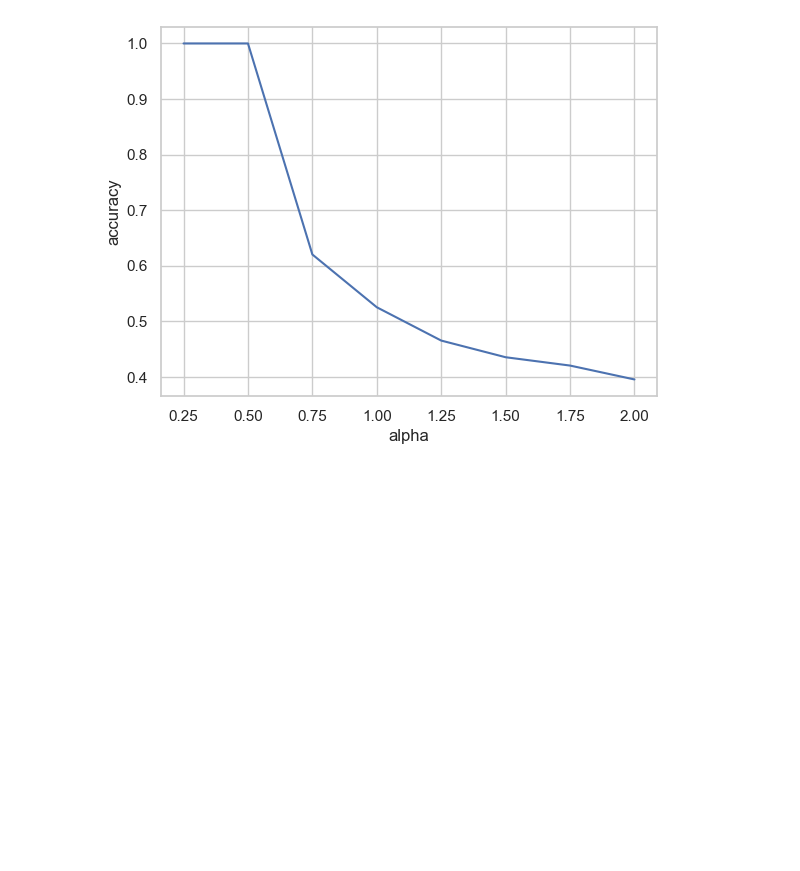
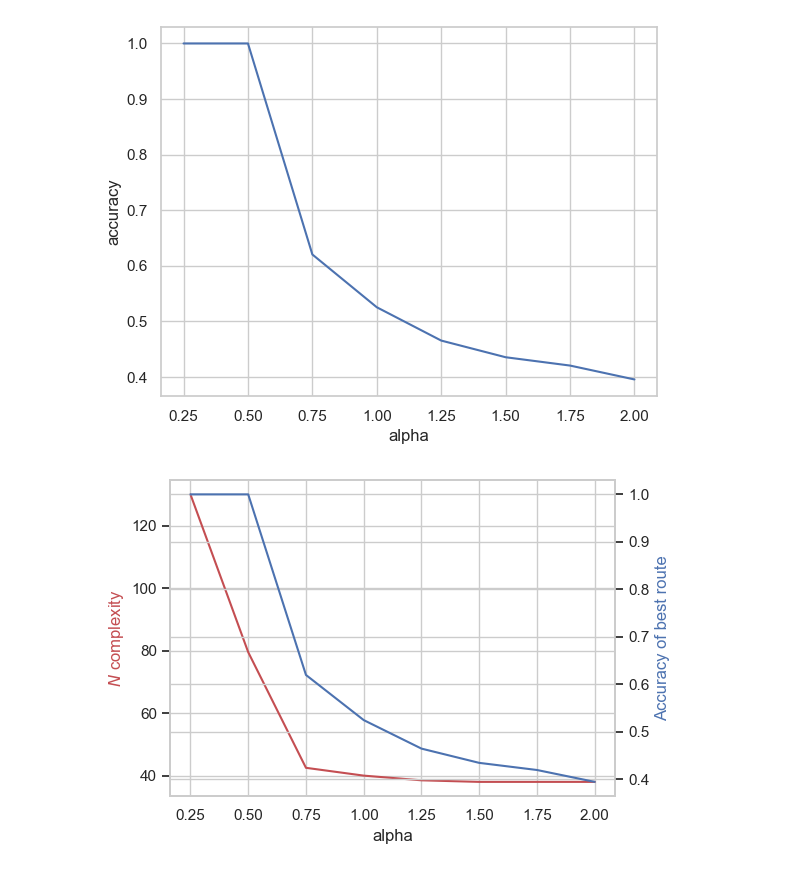
Before and after one commit to SustechSTA303/STA303-Assignment03, a Jupyter notebook: exp2.ipynb, the cells around one changed output. Drawn from its saved outputs; the diff is of its cells as text; code cells hidden in the pictures; blank space fills up the shorter version.

```diff
--- a/exp2.ipynb
+++ b/exp2.ipynb
@@ -82,3 +82,16 @@ print(best_accuracy_lst)
 # %% [output]
 [1.0, 1.0, 0.62, 0.525, 0.465, 0.435, 0.42, 0.395]
 [figure]
+# %%
+fig, ax1 = plt.subplots(1, 1, figsize=(6, 4))
+ax2 = ax1.twinx()
+sns.lineplot(x=alpha_lst, y=median_closize_lst, ax=ax1, color='r')
+sns.lineplot(x=alpha_lst, y=best_accuracy_lst, ax=ax2, color='b')
+ax1.set_xlabel("alpha")
+ax1.set_ylabel(f"$N$ complexity", color='r')
+ax2.set_ylabel("Accuracy of best route", color='b')
+# 解决pdf显示不全的问题
+plt.tight_layout()
+plt.savefig("./fig/alpha.pdf")
+# %% [output]
+[figure, added]
```
Also changed, not shown: 2 other files.
